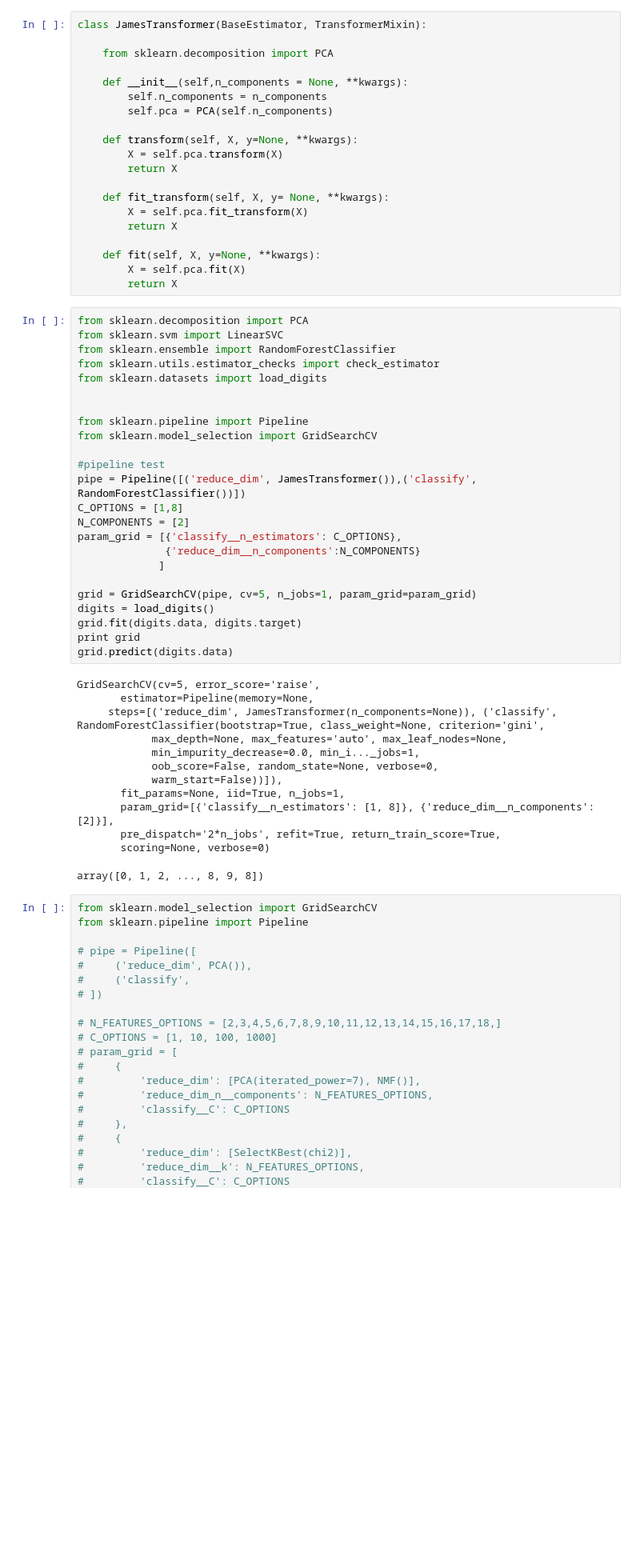
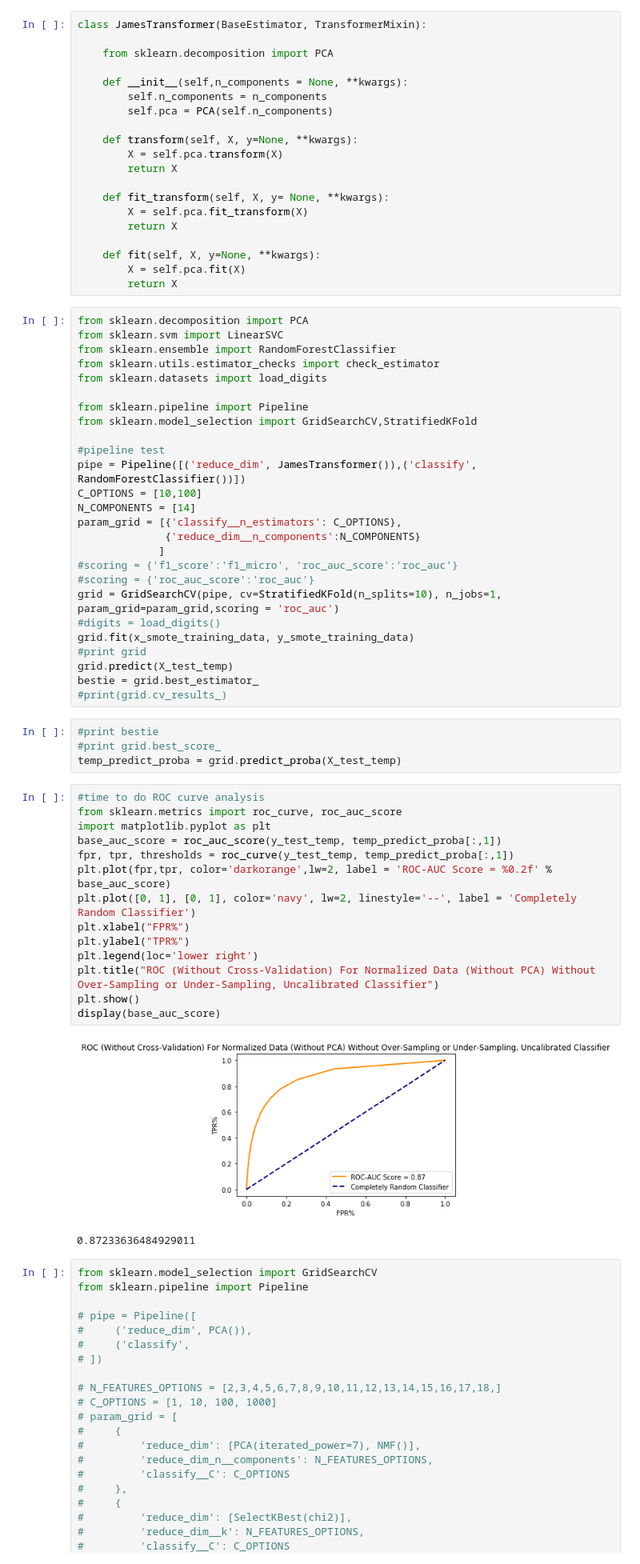
Before and after one commit to JamesKhoaNguyen/predicting_backorders, a Jupyter notebook: product_backorders.ipynb, the cells around one changed output. Shown at 80% size. Saved outputs shown, nothing was run; the diff lists cells and outputs as text; blank space fills up the shorter version.

```diff
--- a/product_backorders.ipynb
+++ b/product_backorders.ipynb
@@ -378,36 +492,46 @@ from sklearn.ensemble import RandomForestClassifier
 from sklearn.utils.estimator_checks import check_estimator
 from sklearn.datasets import load_digits
 
-
 from sklearn.pipeline import Pipeline
-from sklearn.model_selection import GridSearchCV
+from sklearn.model_selection import GridSearchCV,StratifiedKFold
 
 #pipeline test
 pipe = Pipeline([('reduce_dim', JamesTransformer()),('classify', RandomForestClassifier())])
-C_OPTIONS = [1,8]
-N_COMPONENTS = [2]
+C_OPTIONS = [10,100]
+N_COMPONENTS = [14]
 param_grid = [{'classify__n_estimators': C_OPTIONS},
               {'reduce_dim__n_components':N_COMPONENTS}
              ]
-
-grid = GridSearchCV(pipe, cv=5, n_jobs=1, param_grid=param_grid)
-digits = load_digits()
-grid.fit(digits.data, digits.target)
-print grid
-grid.predict(digits.data)
+#scoring = {'f1_score':'f1_micro', 'roc_auc_score':'roc_auc'}
+#scoring = {'roc_auc_score':'roc_auc'}
+grid = GridSearchCV(pipe, cv=StratifiedKFold(n_splits=10), n_jobs=1, param_grid=param_grid,scoring = 'roc_auc')
+#digits = load_digits()
+grid.fit(x_smote_training_data, y_smote_training_data)
+#print grid
+grid.predict(X_test_temp)
+bestie = grid.best_estimator_
+#print(grid.cv_results_)
-# %% [output]
-GridSearchCV(cv=5, error_score='raise',
-       estimator=Pipeline(memory=None,
-     steps=[('reduce_dim', JamesTransformer(n_components=None)), ('classify', RandomForestClassifier(bootstrap=True, class_weight=None, criterion='gini',
-            max_depth=None, max_features='auto', max_leaf_nodes=None,
-            min_impurity_decrease=0.0, min_i..._jobs=1,
-            oob_score=False, random_state=None, verbose=0,
-            warm_start=False))]),
-       fit_params=None, iid=True, n_jobs=1,
-       param_grid=[{'classify__n_estimators': [1, 8]}, {'reduce_dim__n_components': [2]}],
-       pre_dispatch='2*n_jobs', refit=True, return_train_score=True,
-       scoring=None, verbose=0)
-array([0, 1, 2, ..., 8, 9, 8])
+# %%
+#print bestie
+#print grid.best_score_
+temp_predict_proba = grid.predict_proba(X_test_temp)
+# %%
+#time to do ROC curve analysis
+from sklearn.metrics import roc_curve, roc_auc_score
+import matplotlib.pyplot as plt
+base_auc_score = roc_auc_score(y_test_temp, temp_predict_proba[:,1])
+fpr, tpr, thresholds = roc_curve(y_test_temp, temp_predict_proba[:,1])
+plt.plot(fpr,tpr, color='darkorange',lw=2, label = 'ROC-AUC Score = %0.2f' % base_auc_score)
+plt.plot([0, 1], [0, 1], color='navy', lw=2, linestyle='--', label = 'Completely Random Classifier')
+plt.xlabel("FPR%")
+plt.ylabel("TPR%")
+plt.legend(loc='lower right')
+plt.title("ROC (Without Cross-Validation) For Normalized Data (Without PCA) Without Over-Sampling or Under-Sampling, Uncalibrated Classifier")
+plt.show()
+display(base_auc_score)
+# %% [output]
+[figure, added]
+0.87233636484929011
 # %%
 from sklearn.model_selection import GridSearchCV
 from sklearn.pipeline import Pipeline
```
Also changed, not shown: parts of 12 cells of this notebook.
